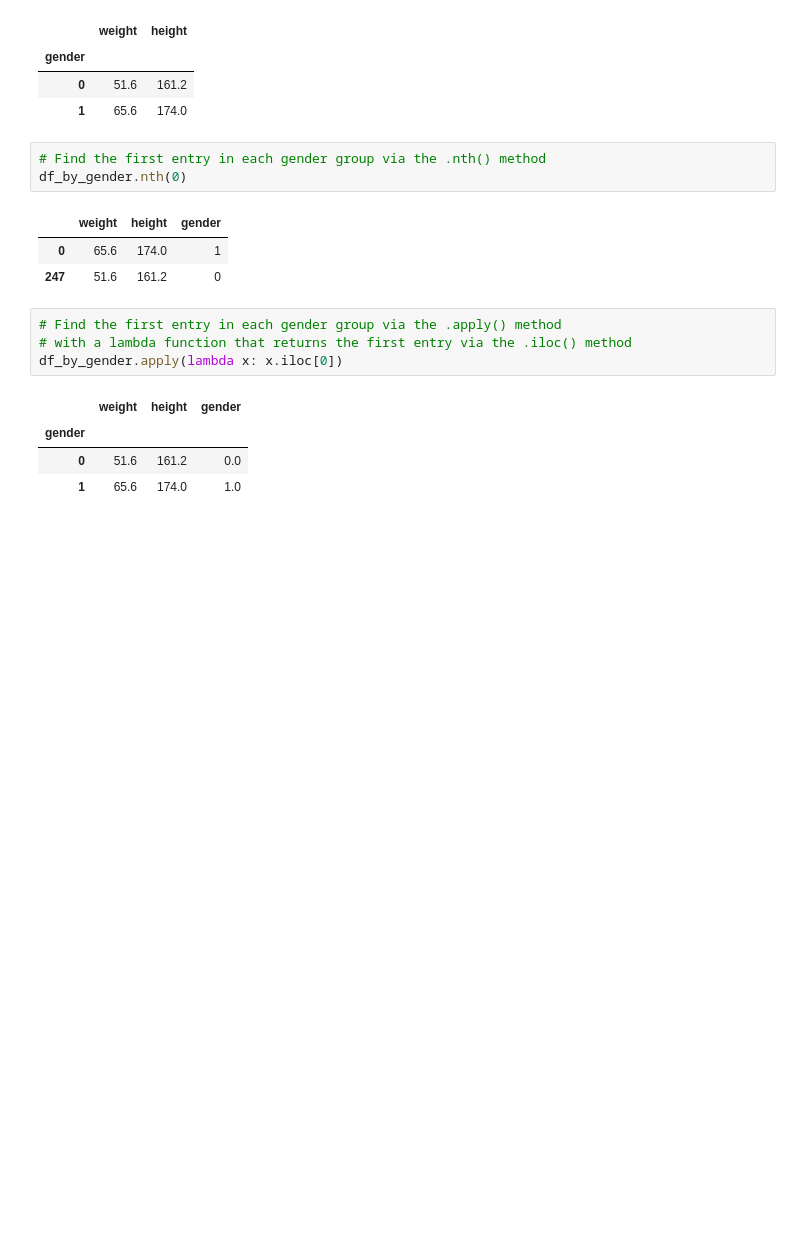
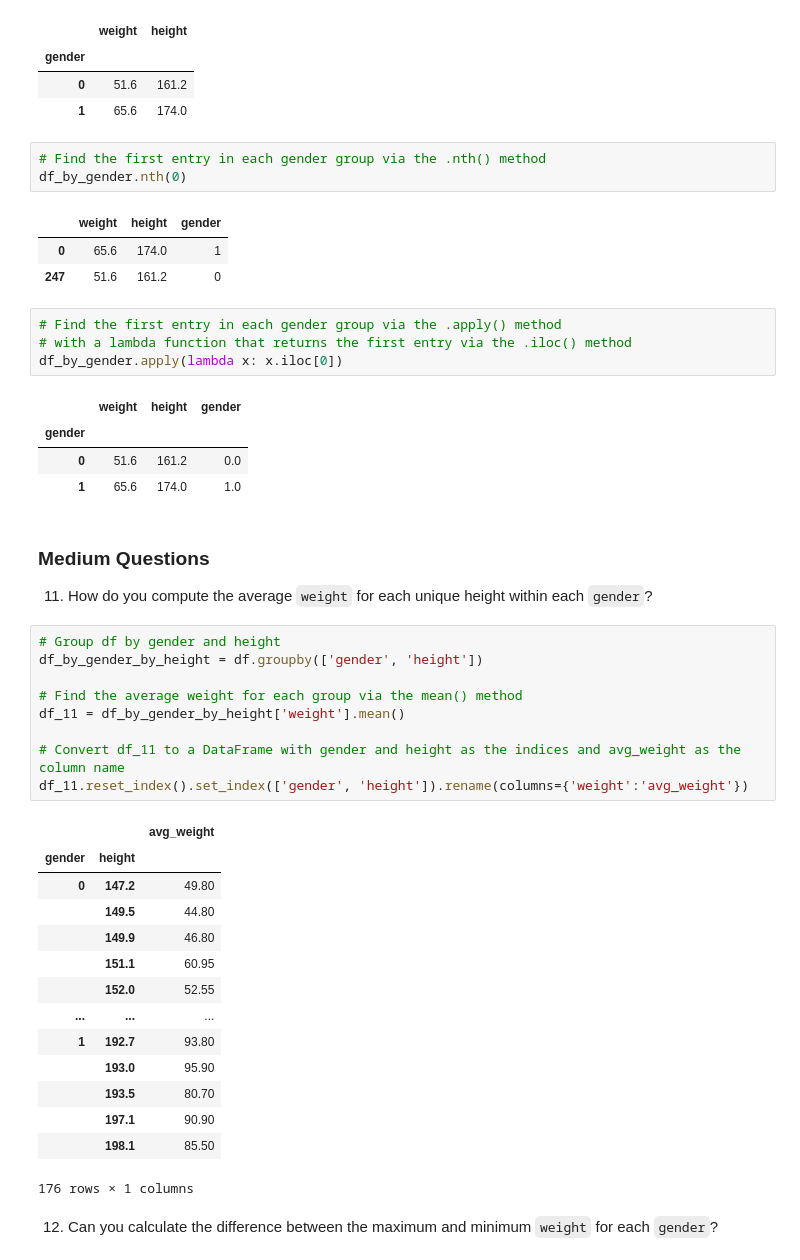
Before and after one commit to jordanriver/DScourse, a Jupyter notebook: Homework/week6_ex_groupby_jordan.ipynb, the cells around one changed output. Cells and saved outputs as stored; diff of their text form; blank space fills up the shorter version.

```diff
--- a/Homework/week6_ex_groupby_jordan.ipynb
+++ b/Homework/week6_ex_groupby_jordan.ipynb
@@ -144,3 +144,32 @@ df_by_gender.apply(lambda x: x.iloc[0])
 | gender |  |  |  |
 | 0 | 51.6 | 161.2 | 0.0 |
 | 1 | 65.6 | 174.0 | 1.0 |
+# %% [markdown]
+### Medium Questions
+11. How do you compute the average `weight` for each unique height within each `gender`?
+# %%
+# Group df by gender and height
+df_by_gender_by_height = df.groupby(['gender', 'height'])
+
+# Find the average weight for each group via the mean() method
+df_11 = df_by_gender_by_height['weight'].mean()
+
+# Convert df_11 to a DataFrame with gender and height as the indices and avg_weight as the column name
+df_11.reset_index().set_index(['gender', 'height']).rename(columns={'weight':'avg_weight'})
+# %% [output]
+|  |  | avg_weight |
+| gender | height |  |
+| 0 | 147.2 | 49.80 |
+|  | 149.5 | 44.80 |
+|  | 149.9 | 46.80 |
+|  | 151.1 | 60.95 |
+|  | 152.0 | 52.55 |
+| ... | ... | ... |
+| 1 | 192.7 | 93.80 |
+|  | 193.0 | 95.90 |
+|  | 193.5 | 80.70 |
+|  | 197.1 | 90.90 |
+|  | 198.1 | 85.50 |
+176 rows × 1 columns
+# %% [markdown]
+12. Can you calculate the difference between the maximum and minimum `weight` for each `gender`?
```
Also changed, not shown: parts of 28 cells of this notebook.
